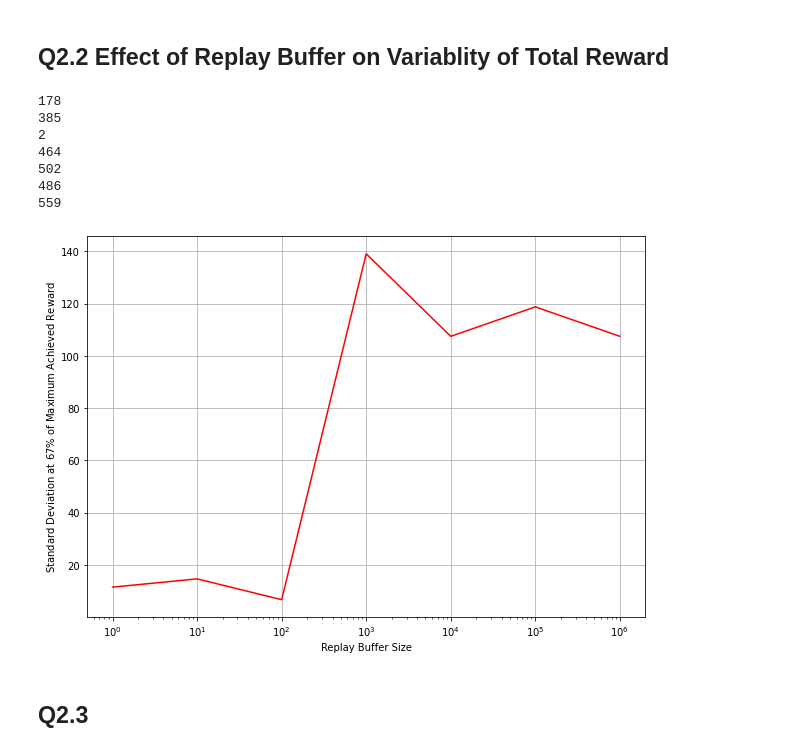
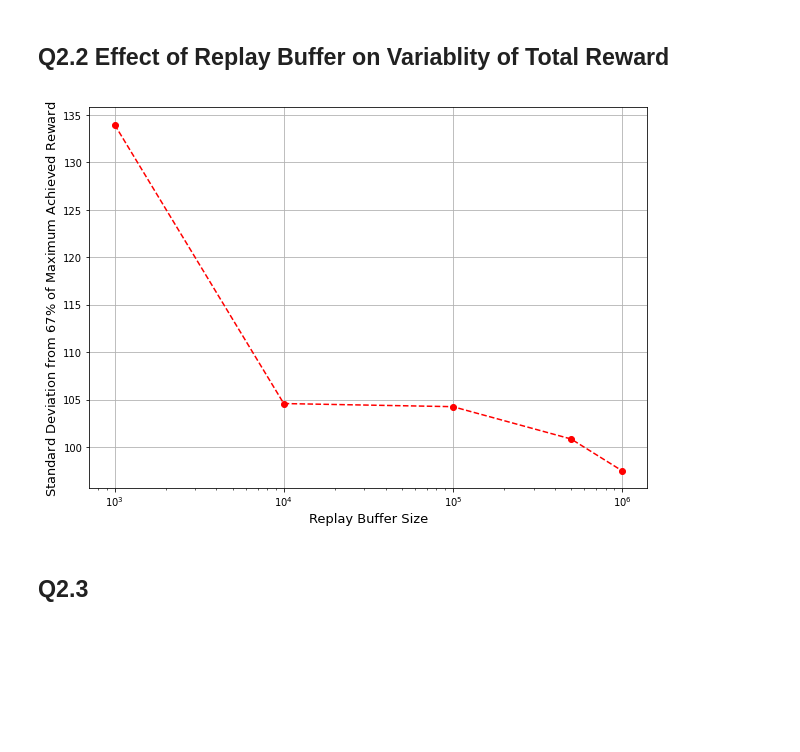
Before and after one commit to jaimesabalimperial/OpenAI-CartPole, a Jupyter notebook: cw2_plots.ipynb, the cells around one changed output. Cells and saved outputs as stored; diff of their text form; code cells hidden in the pictures; blank space fills up the shorter version.

```diff
--- a/cw2_plots.ipynb
+++ b/cw2_plots.ipynb
@@ -160,6 +160,7 @@ for j, (mean_rewards, stds, epsilon_curves) in enumerate(zip(all_mean_rewards, a
     if j == 0:
         ax[0,0].plot(episodes, mean_rewards, color="b", label="mean / $\mu$")
         ax[0,0].fill_between(episodes, mean_rewards-std_rewards_rbd, mean_rewards+std_rewards_rbd, color="b", alpha=0.4, label="std / $\sigma$")
+        ax[0,0].axhline()
         ax[1,0].plot(episodes, epsilon_curves, color="b")
         ax[1,0].fill_between(episodes, epsilon_curves-std_epsilon_rbd, epsilon_curves+std_epsilon_rbd, color="b", alpha=0.4)
     elif j == 1:
@@ -183,7 +184,7 @@ ax[1,0].grid()
 ax[1,1].grid()
 ax[1,2].grid()
 
-ax[0,0].set_ylabel("Mean Total Non-Discounted Reward", fontsize=15)
+ax[0,0].set_ylabel("Mean Total Non-Discounted Reward / $\mathrm{20ms}$", fontsize=14)
 ax[0,0].set_ylim((0,550))
 ax[0,0].axhline(y=500, color='black', linestyle='-', label="Maximum reward")
 ax[0,1].set_ylim((0,550))
@@ -191,10 +192,10 @@ ax[0,1].axhline(y=500, color='black', linestyle='-', label="Maximum reward")
 ax[0,2].set_ylim((0,550))
 ax[0,2].axhline(y=500, color='black', linestyle='-', label="Maximum reward")
 
-ax[1,0].set_xlabel("Episode", fontsize=15)
-ax[1,1].set_xlabel("Episode", fontsize=15)
-ax[1,2].set_xlabel("Episode", fontsize=15)
-ax[1,0].set_ylabel("Epsilon", fontsize=15)
+ax[1,0].set_xlabel("Episode", fontsize=14)
+ax[1,1].set_xlabel("Episode", fontsize=14)
+ax[1,2].set_xlabel("Episode", fontsize=14)
+ax[1,0].set_ylabel("Epsilon", fontsize=14)
 
 ax[0,0].legend(loc="upper left")
 ax[0,1].legend(loc="upper left")
@@ -256,3 +231,15 @@ episodes = np.arange(len(mean_buffer_1))
+# %%
+buffers_array = np.array([1000, 10000, 100000, 500000, 1000000])
+mean_buffers = []
+stds_buffers = []
+
+for buff in buffers_array:
+    mean_buffer = np.loadtxt(f"Q2/Replay Buffer/mean_rewards_DQN_replay_{buff}.txt")
+    stds_buffer = np.loadtxt(f"Q2/Replay Buffer/std_rewards_DQN_replay_{buff}.txt")
+    mean_buffers.append(mean_buffer)
+    stds_buffers.append(stds_buffer)
+
+episodes = np.arange(len(mean_buffers[0]))
 # %%
 stds_67 = []
 
@@ -260,34 +247,26 @@ for mean, stds in zip(mean_buffers, stds_buffers):
     final_performance_value = np.max(mean)
     absolute_val_array = np.abs(mean - 0.67*final_performance_value)
     smallest_difference_index = absolute_val_array.argmin()
-    print(smallest_difference_index)
 
     try:
-        std = find_perc_episode(mean, absolute_val_array, stds)
+        episode = find_perc_episode(mean, absolute_val_array, episodes)
     except ValueError:
-        std = stds[0]
+        episode = episodes[0]
 
+    std = np.average(stds[episode:])
     stds_67.append(std)
-# %% [output]
-178
-385
-2
-464
-502
-486
-559
 # %%
-
-buffers_array = np.array([1, 10, 100, 1000, 10000, 100000, 1000000])
 
 plt.figure(figsize=(10,7))
 plt.grid()
-plt.plot(buffers_array, stds_67, "r")
-plt.xlabel("Replay Buffer Size")
-plt.ylabel("Standard Deviation at 67$\%$ of Maximum Achieved Reward")
+plt.plot(buffers_array, stds_67, "--ro")
+plt.xlabel("Replay Buffer Size", fontsize=13)
+plt.ylabel("Standard Deviation from 67$\%$ of Maximum Achieved Reward", fontsize=13)
 plt.xscale("log")
+#plt.axvline(x=500, color="black", linestyle="--", label="Maximum episode duration")
+#plt.legend()
 plt.show();
 # %% [output]
-[figure, old version]
+[figure, new version]
 # %% [markdown]
 ## Q2.3 ##
```
Also changed, not shown: parts of 6 cells of this notebook, 33 other files.
